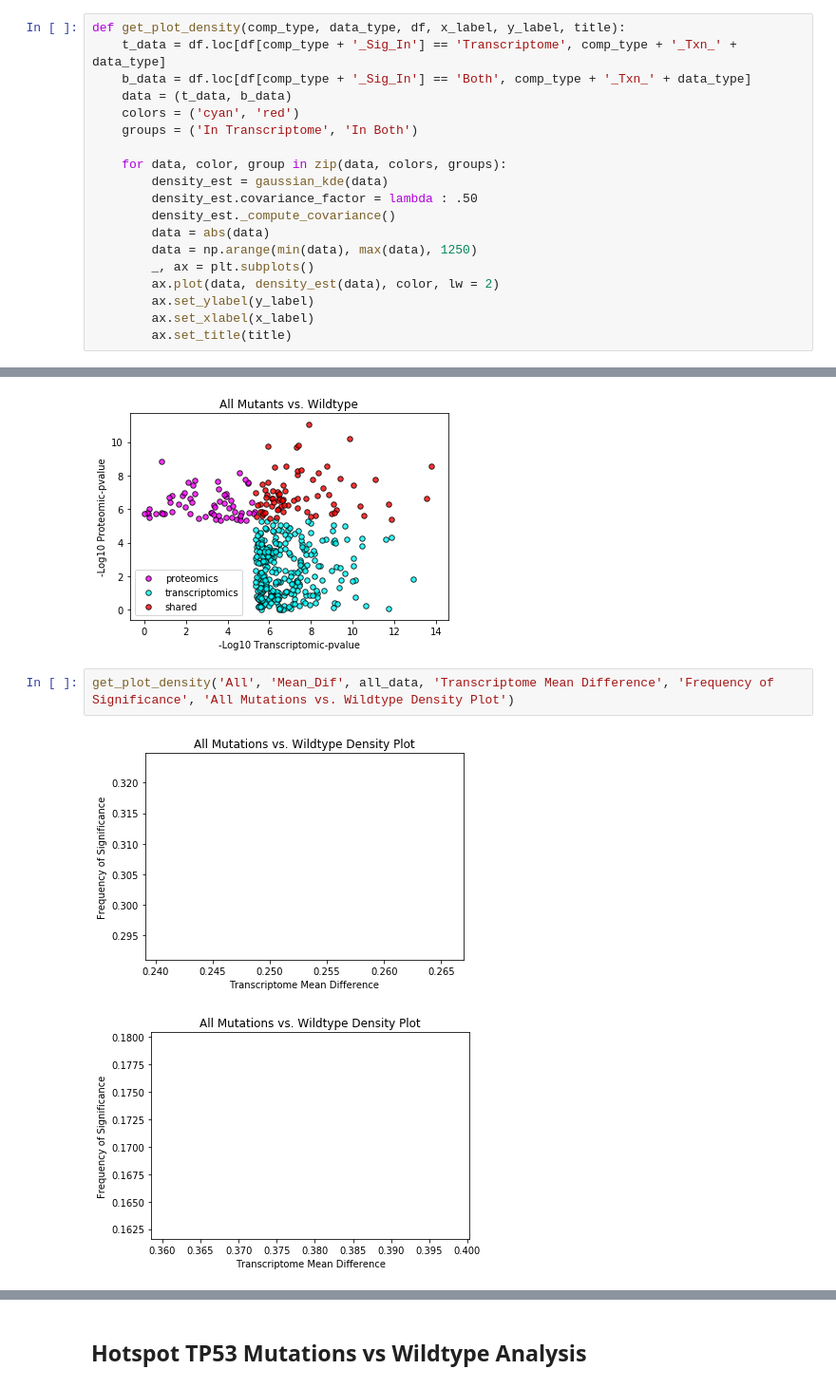
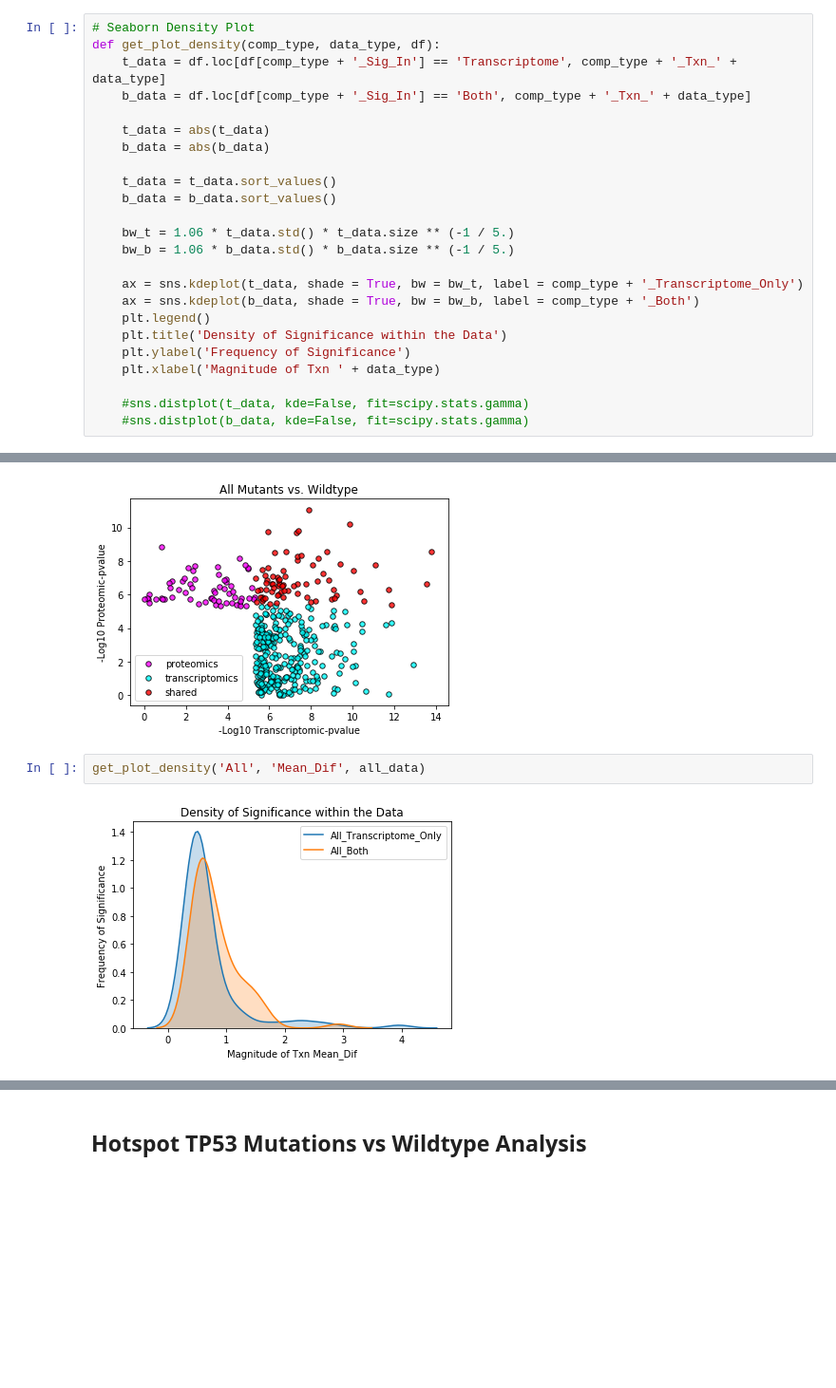
Before and after one commit to PayneLab/UCEC-clinical-stat-analysis, a Jupyter notebook: Protein_Notebooks/TP53/Transcriptome_Analysis/TP53_Transcriptome_Vs_Proteome_Unique_Analysis.ipynb, the cells around one changed output, grey strips where cells are left out. Shown at 95% size. Cells and saved outputs as stored; diff of their text form; blank space fills up the shorter version.

Commit message:
Update to the plotting functions

```diff
--- a/Protein_Notebooks/TP53/Transcriptome_Analysis/TP53_Transcriptome_Vs_Proteome_Unique_Analysis.ipynb
+++ b/Protein_Notebooks/TP53/Transcriptome_Analysis/TP53_Transcriptome_Vs_Proteome_Unique_Analysis.ipynb
@@ -140,22 +141,27 @@ def get_plot_cross(comp_type, df):
     data = (p_unique, t_unique, shared)
 
     return data
-# %%
-def get_plot_density(comp_type, data_type, df, x_label, y_label, title):
-    t_data = df.loc[df[comp_type + '_Sig_In'] == 'Transcriptome', comp_type + '_Txn_' + data_type]
-    b_data = df.loc[df[comp_type + '_Sig_In'] == 'Both', comp_type + '_Txn_' + data_type]
-    data = (t_data, b_data)
-    colors = ('cyan', 'red')
-    groups = ('In Transcriptome', 'In Both')
-
-    for data, color, group in zip(data, colors, groups):
-        density_est = gaussian_kde(data)
-        density_est.covariance_factor = lambda : .50
-        density_est._compute_covariance()
-        data = abs(data)
-        data = np.arange(min(data), max(data), 1250)
-        _, ax = plt.subplots()
-        ax.plot(data, density_est(data), color, lw = 2)
-        ax.set_ylabel(y_label)
-        ax.set_xlabel(x_label)
-        ax.set_title(title)
+# %%
+# Seaborn Density Plot
+def get_plot_density(comp_type, data_type, df):
+    t_data = df.loc[df[comp_type + '_Sig_In'] == 'Transcriptome', comp_type + '_Txn_' + data_type]
+    b_data = df.loc[df[comp_type + '_Sig_In'] == 'Both', comp_type + '_Txn_' + data_type]
+
+    t_data = abs(t_data)
+    b_data = abs(b_data)
+
+    t_data = t_data.sort_values()
+    b_data = b_data.sort_values()
+
+    bw_t = 1.06 * t_data.std() * t_data.size ** (-1 / 5.)
+    bw_b = 1.06 * b_data.std() * b_data.size ** (-1 / 5.)
+
+    ax = sns.kdeplot(t_data, shade = True, bw = bw_t, label = comp_type + '_Transcriptome_Only')
+    ax = sns.kdeplot(b_data, shade = True, bw = bw_b, label = comp_type + '_Both')
+    plt.legend()
+    plt.title('Density of Significance within the Data')
+    plt.ylabel('Frequency of Significance')
+    plt.xlabel('Magnitude of Txn ' + data_type)
+
+    #sns.distplot(t_data, kde=False, fit=scipy.stats.gamma)
+    #sns.distplot(b_data, kde=False, fit=scipy.stats.gamma)
@@ -257,8 +299,7 @@ plt.show()
 # %% [output]
 [figure]
 [figure]
-# %%
-get_plot_density('All', 'Mean_Dif', all_data, 'Transcriptome Mean Difference', 'Frequency of Significance', 'All Mutations vs. Wildtype Density Plot')
-# %% [output]
-[figure, removed]
-[figure, removed]
+# %%
+get_plot_density('All', 'Mean_Dif', all_data)
+# %% [output]
+[figure, added]
```
Also changed, not shown: parts of 8 cells of this notebook.
